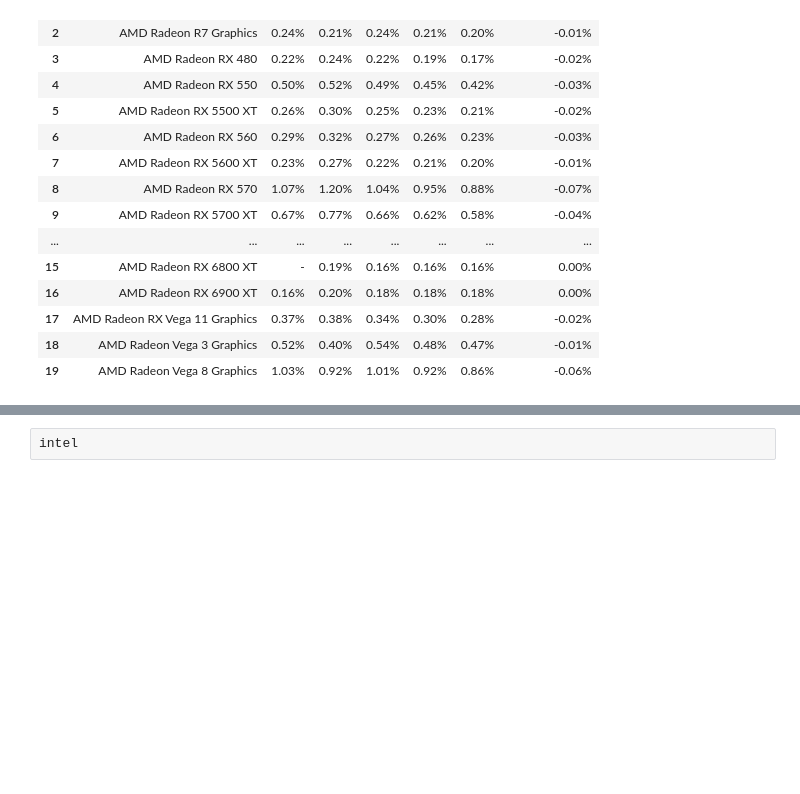
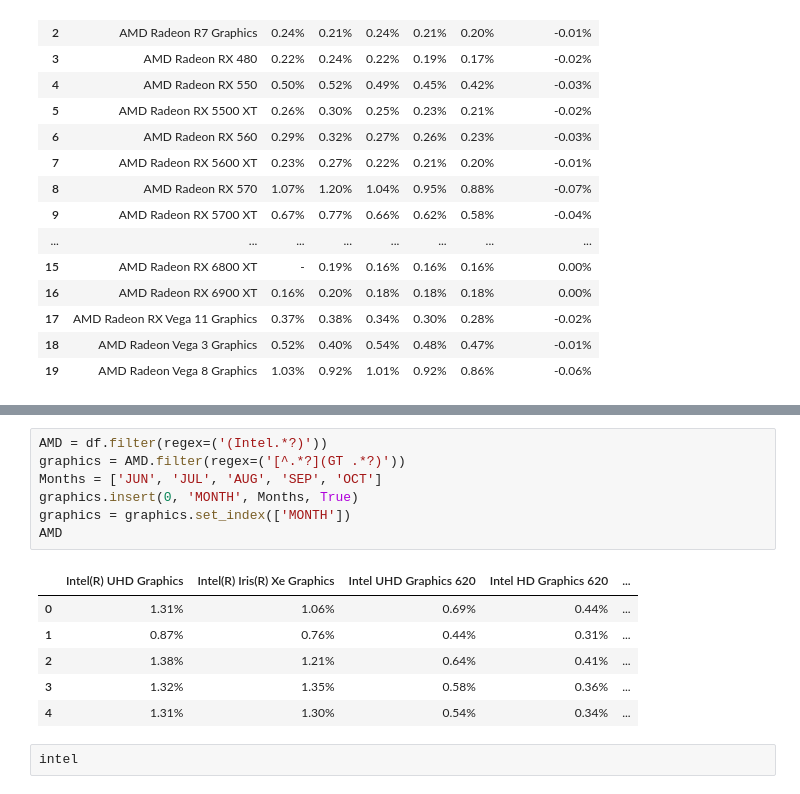
Before and after one commit to zchaikin/ics484, a Jupyter notebook: Scratch paper.ipynb, the cells around one changed output, grey strips where cells are left out. Drawn from its saved outputs; the diff is of its cells as text; blank space fills up the shorter version.

```diff
--- a/Scratch paper.ipynb
+++ b/Scratch paper.ipynb
@@ -73,3 +73,17 @@ Index(['AMD Radeon RX 580', 'AMD Radeon RX 570', 'AMD Radeon RX 5700 XT',
+# %%
+AMD = df.filter(regex=('(Intel.*?)'))
+graphics = AMD.filter(regex=('[^.*?](GT .*?)'))
+Months = ['JUN', 'JUL', 'AUG', 'SEP', 'OCT']
+graphics.insert(0, 'MONTH', Months, True)
+graphics = graphics.set_index(['MONTH'])
+AMD
+# %% [output]
+|  | Intel(R) UHD Graphics | Intel(R) Iris(R) Xe Graphics | Intel UHD Graphics 620 | Intel HD Graphics 620 | ... |
+| 0 | 1.31% | 1.06% | 0.69% | 0.44% | ... |
+| 1 | 0.87% | 0.76% | 0.44% | 0.31% | ... |
+| 2 | 1.38% | 1.21% | 0.64% | 0.41% | ... |
+| 3 | 1.32% | 1.35% | 0.58% | 0.36% | ... |
+| 4 | 1.31% | 1.30% | 0.54% | 0.34% | ... |
 # %%
 intel
 # %% [output]
```
Also changed, not shown: parts of 3 cells of this notebook, 1 other file.
